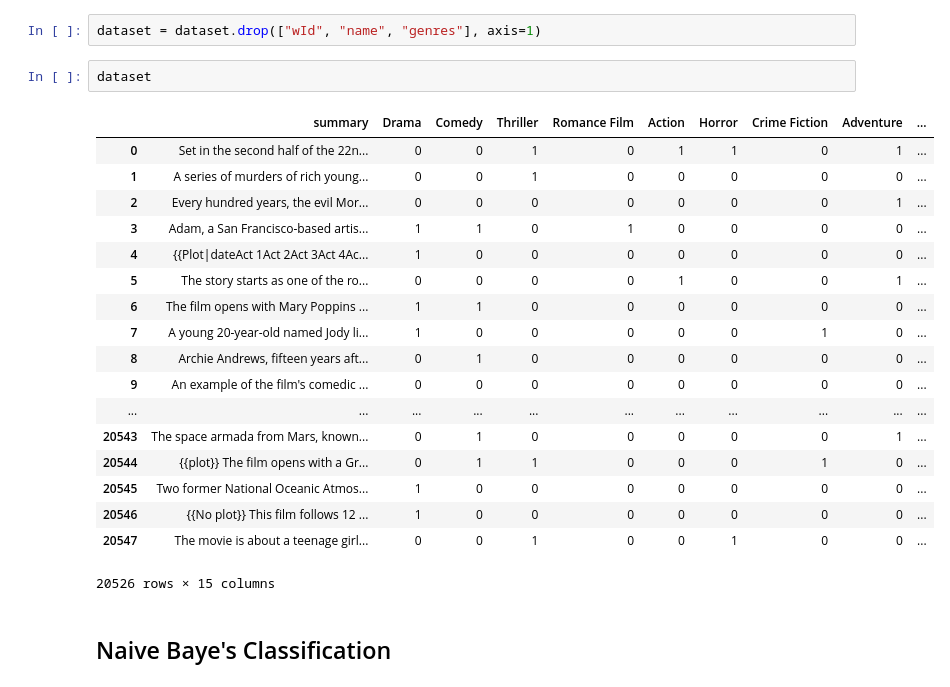
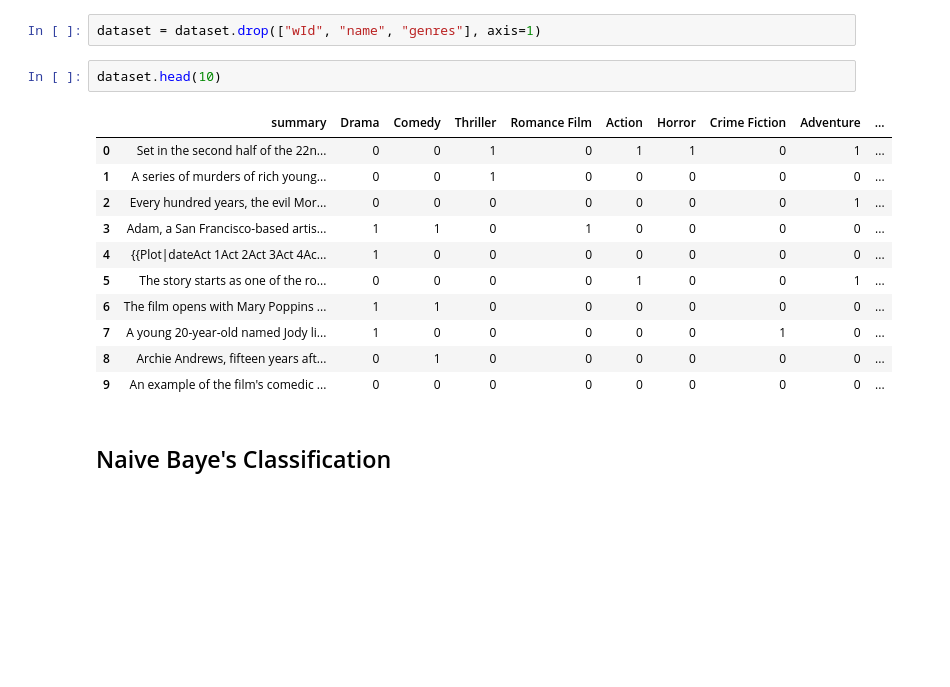
Before and after one commit to sanchitgera/MovieGenrePrediction, a Jupyter notebook: main.ipynb, the cells around one changed output. Saved outputs shown, nothing was run; the diff lists cells and outputs as text; blank space fills up the shorter version.

```diff
--- a/main.ipynb
+++ b/main.ipynb
@@ -247,25 +242,18 @@ dataset = pd.merge(main, genres_counts, how="inner", left_index=True, right_inde
 # %%
 dataset = dataset.drop(["wId", "name", "genres"], axis=1)
 # %%
-dataset
+dataset.head(10)
 # %% [output]
 |  | summary | Drama | Comedy | Thriller | Romance Film | Action | Horror | Crime Fiction | Adventure | ... |
 | 0 | Set in the second half of the 22n... | 0 | 0 | 1 | 0 | 1 | 1 | 0 | 1 | ... |
 | 1 | A series of murders of rich young... | 0 | 0 | 1 | 0 | 0 | 0 | 0 | 0 | ... |
 | 2 | Every hundred years, the evil Mor... | 0 | 0 | 0 | 0 | 0 | 0 | 0 | 1 | ... |
 | 3 | Adam, a San Francisco-based artis... | 1 | 1 | 0 | 1 | 0 | 0 | 0 | 0 | ... |
 | 4 | {{Plot|dateAct 1Act 2Act 3Act 4Ac... | 1 | 0 | 0 | 0 | 0 | 0 | 0 | 0 | ... |
 | 5 | The story starts as one of the ro... | 0 | 0 | 0 | 0 | 1 | 0 | 0 | 1 | ... |
 | 6 | The film opens with Mary Poppins ... | 1 | 1 | 0 | 0 | 0 | 0 | 0 | 0 | ... |
 | 7 | A young 20-year-old named Jody li... | 1 | 0 | 0 | 0 | 0 | 0 | 1 | 0 | ... |
 | 8 | Archie Andrews, fifteen years aft... | 0 | 1 | 0 | 0 | 0 | 0 | 0 | 0 | ... |
 | 9 | An example of the film's comedic ... | 0 | 0 | 0 | 0 | 0 | 0 | 0 | 0 | ... |
-| ... | ... | ... | ... | ... | ... | ... | ... | ... | ... | ... |
-| 20543 | The space armada from Mars, known... | 0 | 1 | 0 | 0 | 0 | 0 | 0 | 1 | ... |
-| 20544 | {{plot}} The film opens with a Gr... | 0 | 1 | 1 | 0 | 0 | 0 | 1 | 0 | ... |
-| 20545 | Two former National Oceanic Atmos... | 1 | 0 | 0 | 0 | 0 | 0 | 0 | 0 | ... |
-| 20546 | {{No plot}} This film follows 12 ... | 1 | 0 | 0 | 0 | 0 | 0 | 0 | 0 | ... |
-| 20547 | The movie is about a teenage girl... | 0 | 0 | 1 | 0 | 0 | 1 | 0 | 0 | ... |
-20526 rows × 15 columns
 # %% [markdown]
 ## Naive Baye's Classification
```
Also changed, not shown: parts of 21 cells of this notebook, 2 other files.
